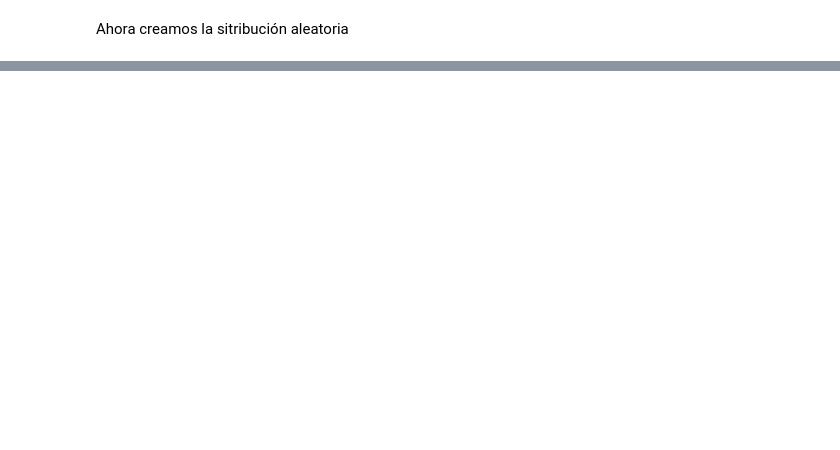
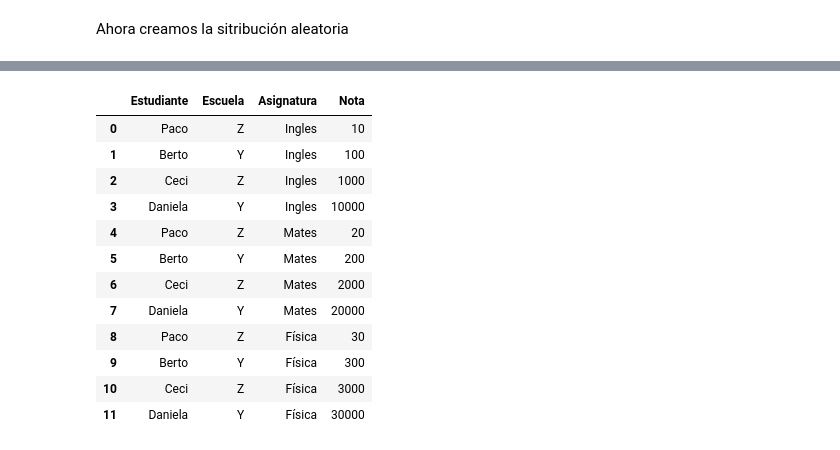
Before and after one commit to Zell0ss/machine_learning, a Jupyter notebook: Notebooks/T1 - x MMelt Dataframes.ipynb, the cells around one changed output, grey strips where cells are left out. Cells and saved outputs as stored; diff of their text form; code cells hidden in the pictures; blank space fills up the shorter version.

```diff
--- a/Notebooks/T1 - x MMelt Dataframes.ipynb
+++ b/Notebooks/T1 - x MMelt Dataframes.ipynb
@@ -158,0 +48,18 @@ De nuevo el primer sumatorio es cero por la primera ecuación. El segundo sumato
+# %%
+df_wide.melt(id_vars=["Estudiante", "Escuela"],
+             var_name="Asignatura",
+             value_name="Nota")
+# %% [output]
+|  | Estudiante | Escuela | Asignatura | Nota |
+| 0 | Paco | Z | Ingles | 10 |
+| 1 | Berto | Y | Ingles | 100 |
+| 2 | Ceci | Z | Ingles | 1000 |
+| 3 | Daniela | Y | Ingles | 10000 |
+| 4 | Paco | Z | Mates | 20 |
+| 5 | Berto | Y | Mates | 200 |
+| 6 | Ceci | Z | Mates | 2000 |
+| 7 | Daniela | Y | Mates | 20000 |
+| 8 | Paco | Z | Física | 30 |
+| 9 | Berto | Y | Física | 300 |
+| 10 | Ceci | Z | Física | 3000 |
+| 11 | Daniela | Y | Física | 30000 |
```
Also changed, not shown: parts of 22 cells of this notebook.
